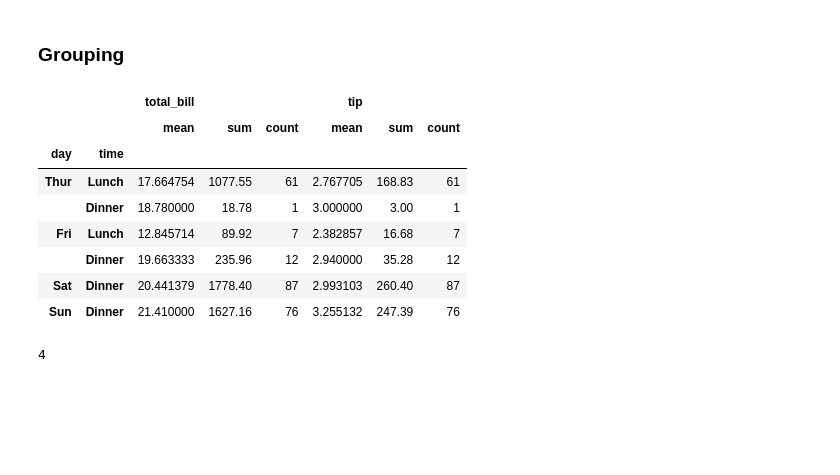
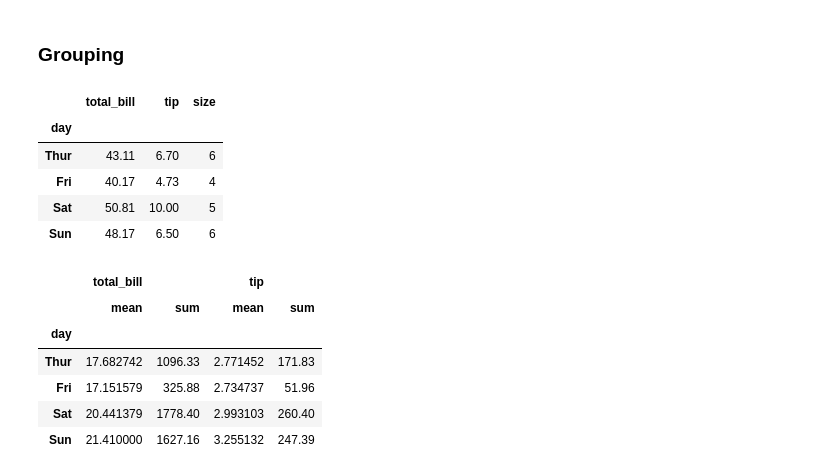
Before and after one commit to srikanthpragada/DS_01_OCT_2019, a Jupyter notebook: tips.ipynb, the cells around one changed output. Saved outputs shown, nothing was run; the diff lists cells and outputs as text; code cells hidden in the pictures; blank space fills up the shorter version.

```diff
--- a/tips.ipynb
+++ b/tips.ipynb
@@ -476,0 +479,4 @@ df.tail()
+# %%
+df['tip_per'] = df['tip'] / df['total_bill'] * 100
+# %%
+df.drop('tip_per',axis=1, inplace=True)
@@ -477,20 +546,23 @@ df.tail()
 # %% [markdown]
 ### Grouping
 # %%
-g = df.groupby(['day','time'])
+g = df.groupby(['day'])
+# %%
+g.max()
+# %% [output]
+|  | total_bill | tip | size |
+| day |  |  |  |
+| Thur | 43.11 | 6.70 | 6 |
+| Fri | 40.17 | 4.73 | 4 |
+| Sat | 50.81 | 10.00 | 5 |
+| Sun | 48.17 | 6.50 | 6 |
 # %%
-g['total_bill','tip'].aggregate(['mean','sum','count'])
+g['total_bill','tip'].aggregate(['mean','sum'])
 # %% [output]
-|  |  | total_bill |  |  | tip |  |  |
-|  |  | mean | sum | count | mean | sum | count |
-| day | time |  |  |  |  |  |  |
-| Thur | Lunch | 17.664754 | 1077.55 | 61 | 2.767705 | 168.83 | 61 |
-|  | Dinner | 18.780000 | 18.78 | 1 | 3.000000 | 3.00 | 1 |
-| Fri | Lunch | 12.845714 | 89.92 | 7 | 2.382857 | 16.68 | 7 |
-|  | Dinner | 19.663333 | 235.96 | 12 | 2.940000 | 35.28 | 12 |
-| Sat | Dinner | 20.441379 | 1778.40 | 87 | 2.993103 | 260.40 | 87 |
-| Sun | Dinner | 21.410000 | 1627.16 | 76 | 3.255132 | 247.39 | 76 |
+|  | total_bill |  | tip |  |
+|  | mean | sum | mean | sum |
+| day |  |  |  |  |
+| Thur | 17.682742 | 1096.33 | 2.771452 | 171.83 |
+| Fri | 17.151579 | 325.88 | 2.734737 | 51.96 |
+| Sat | 20.441379 | 1778.40 | 2.993103 | 260.40 |
+| Sun | 21.410000 | 1627.16 | 3.255132 | 247.39 |
-# %%
-df['day'].nunique()
-# %% [output]
-4
```
Also changed, not shown: parts of 21 cells of this notebook.
